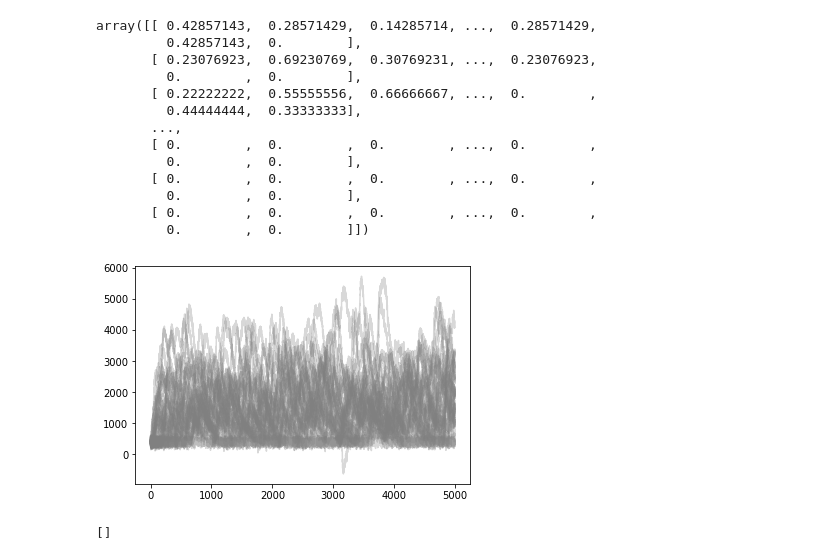
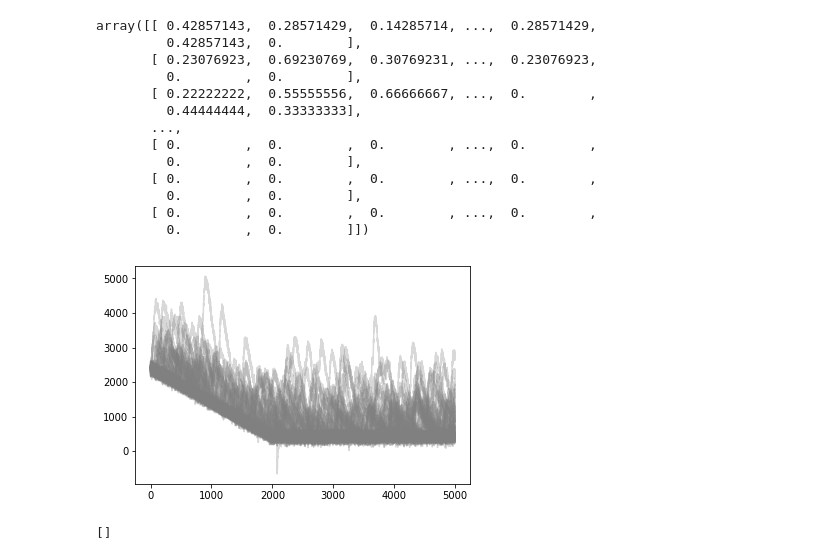
Before and after one commit to zmoldir/cal_neuroim, a Jupyter notebook: MAstuff_testbook.ipynb, the cells around one changed output. Drawn from its saved outputs; the diff is of its cells as text; code cells hidden in the pictures.

```diff
--- a/MAstuff_testbook.ipynb
+++ b/MAstuff_testbook.ipynb
@@ -310,39 +315,40 @@ def alphaKernel (t, A,t_A,t_B):
     return np.float64(A*(np.exp(-t/t_A)-np.exp(-t/t_B)))
 
 xMatrix = np.ndarray(shape=(5000,40),dtype='float32')
 apList = []
 for i in np.nditer(xMatrix,order='F',flags=['external_loop'],op_flags=['writeonly']):
     localAPlist = []
     xtest = np.repeat(400,5000.)
     xnoise = 80. * np.random.normal(size = xtest.size)
-    xtest = xtest +xnoise
-    apNumber = int(np.random.normal(loc=4,scale = 2)*10)
+    xDrift = np.concatenate((np.arange(2000,0,-1),np.repeat(0,3000)))
+    xtest = xtest +xnoise+ xDrift
+    apNumber = int(np.random.normal(loc=4,scale = 2)*4)
 
     for j in range(apNumber):
         xdata = np.arange(0,int(400*np.random.normal(loc=1,scale=0.3)),1.)
         y = (alphaKernel(xdata,np.random.normal(loc=5,scale=0.3) * 400,
                         30* np.random.normal(loc=4,scale=1),10*np.random.normal(loc=4,scale=1)))
         APposition = int(np.random.sample(size=1)* 5000)
         localAPlist.append(APposition)
         APend = APposition + y.size
         if(APend > xtest.size):
             y.resize(xtest.size-APposition)
         xtest[APposition:APend] = xtest[APposition:APend] + y
         if (APend < 4999 and xtest[APend] - xtest[APend+1] > 80 ):
             corrector = np.arange(xtest[APend] - xtest[APend+1],0,-10)
             if(APend+ corrector.size > xtest.size):
                 corrector.resize(xtest.size-APend)
             xtest[APend:APend+corrector.size] = xtest[APend:APend+corrector.size] + corrector
     i[...] = xtest
     plt.plot(xtest,'grey',alpha=0.3)
     apList.append(sorted(localAPlist))
 plt.show()
-np.savetxt('/home/maximilian/unistuff/paris_ens/cal_neuroim/simdata/set100-200',xMatrix,delimiter=',',fmt='%4.6f')
+np.savetxt('/home/maximilian/unistuff/paris_ens/cal_neuroim/simdata/setDrift',xMatrix,delimiter=',',fmt='%4.6f')
 
-df = pd.DataFrame(apList)
-df.to_csv('/home/maximilian/unistuff/paris_ens/cal_neuroim/simdata/100-200aps.csv')
+#df = pd.DataFrame(apList)
+#df.to_csv('/home/maximilian/unistuff/paris_ens/cal_neuroim/simdata/100-200aps.csv')
 # %% [output]
-[figure, old version]
+[figure, new version]
 # %%
 # %% [output]
 []
```
Also changed, not shown: parts of 1 cell of this notebook, 2 other files.
